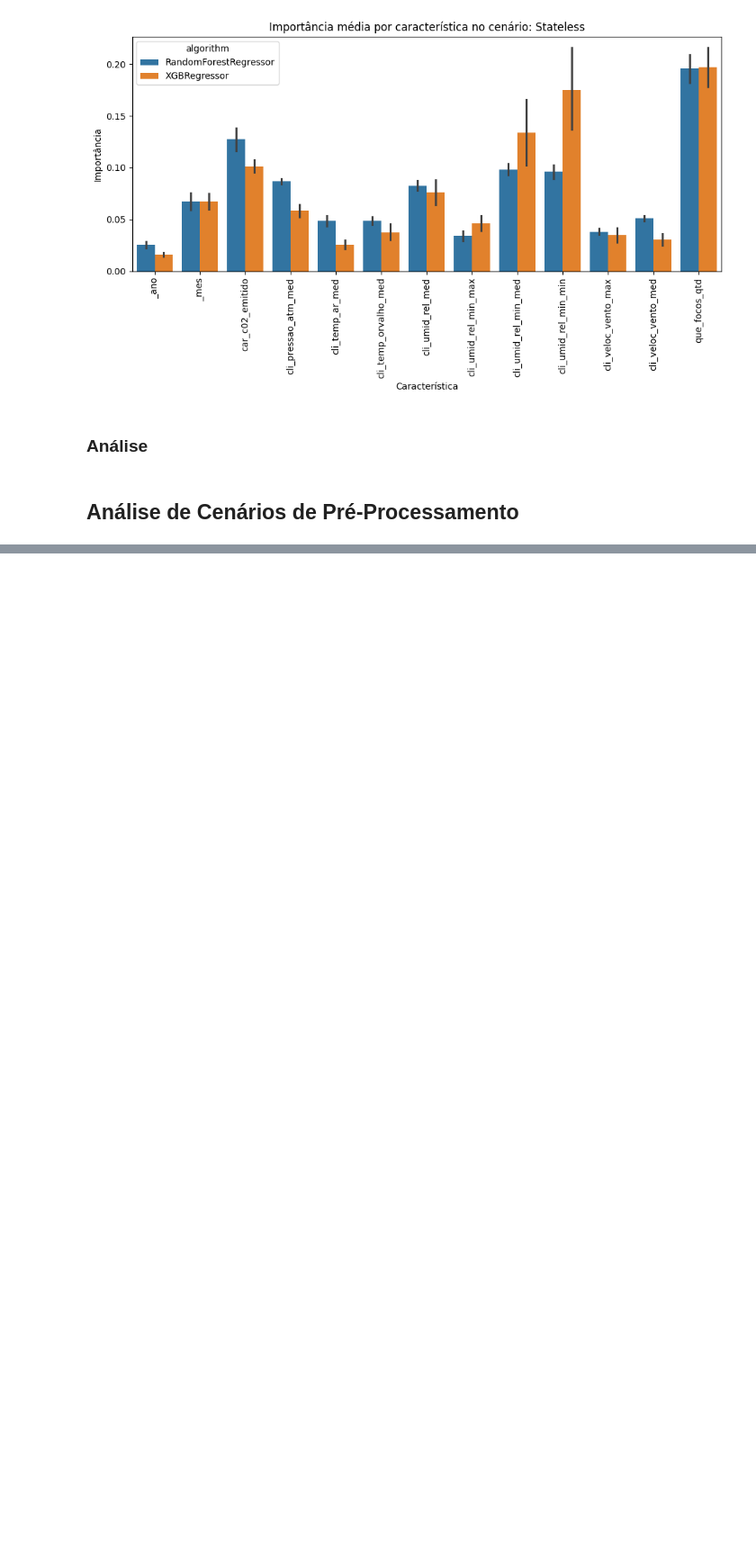
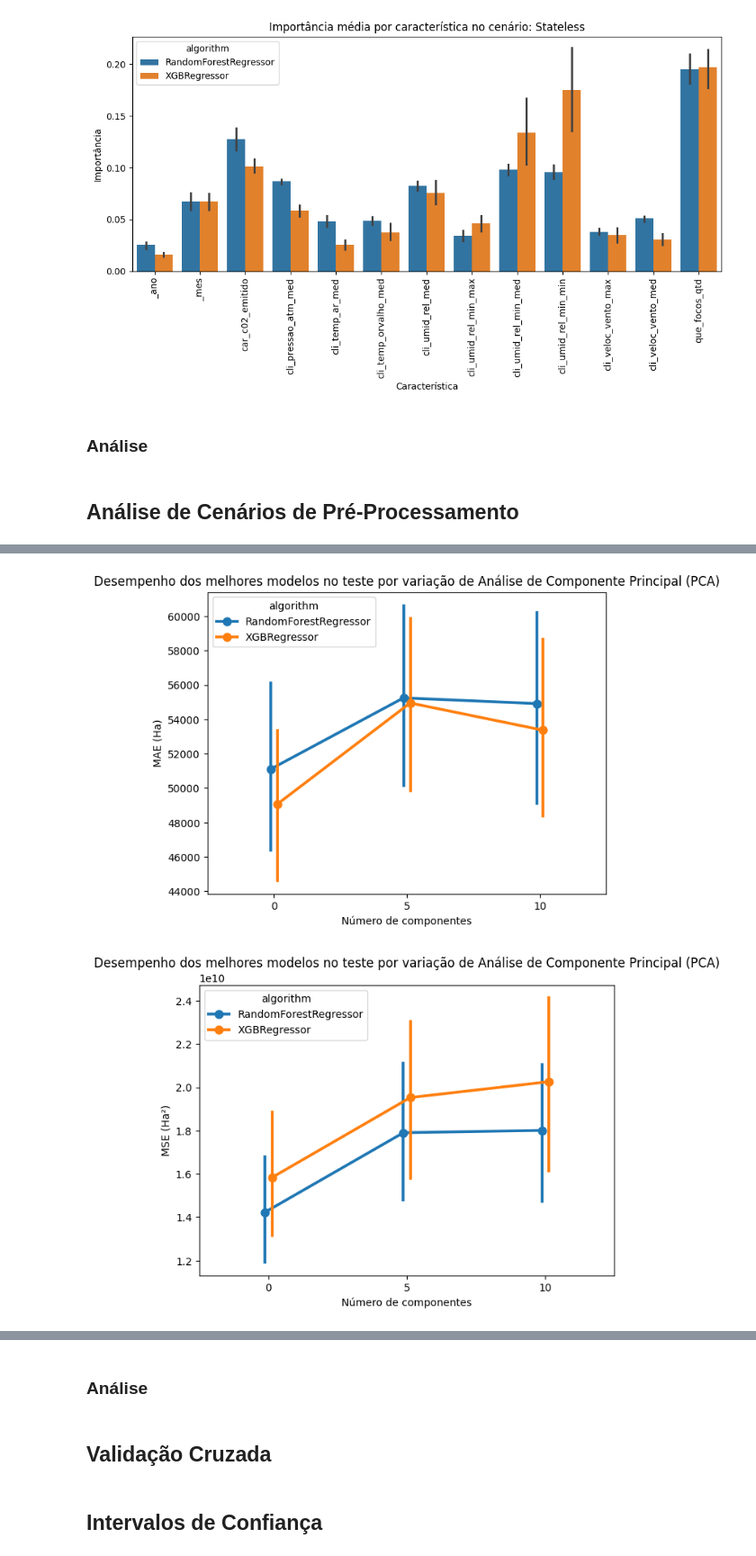
Before and after one commit to SirSirocco/DataScience_2025_1, a Jupyter notebook: analyse_plan_all.ipynb, the cells around one changed output, grey strips where cells are left out. Shown: that part at 90% size. Cells and saved outputs as stored; diff of their text form; code cells hidden in the pictures; blank space fills up the shorter version.

```diff
--- a/analyse_plan_all.ipynb
+++ b/analyse_plan_all.ipynb
@@ -295,0 +352,21 @@ for step, x in zip(PRE_STEPS, PRE_X_AXIS):
+# %%
+PRE_PCA = "Análise de Componente Principal (PCA)"
+PRE_PCA_X_AXIS = "Número de componentes"
+
+# Exibe pointplot por métrica
+for metric in PRE_MAP_METRICS.values():
+    sns.pointplot(data=df_pre,
+                  x=_PCA,
+                  y=metric,
+                  hue=_ALGORITHM,
+                  dodge=True        # Evita sobreposição
+                  )
+    plt.tight_layout()
+    plt.title(PRE_TITLE.format(step_name=PRE_PCA))
+    plt.xlabel(PRE_PCA_X_AXIS)
+    plt.show()
+
+    print("\n")
+# %% [output]
+[figure, added]
+[figure, added]
@@ -295,0 +374,6 @@ for step, x in zip(PRE_STEPS, PRE_X_AXIS):
+# %% [markdown]
+### Análise
+# %% [markdown]
+## Validação Cruzada
+# %% [markdown]
+## Intervalos de Confiança
```
Also changed, not shown: parts of 11 cells of this notebook.
